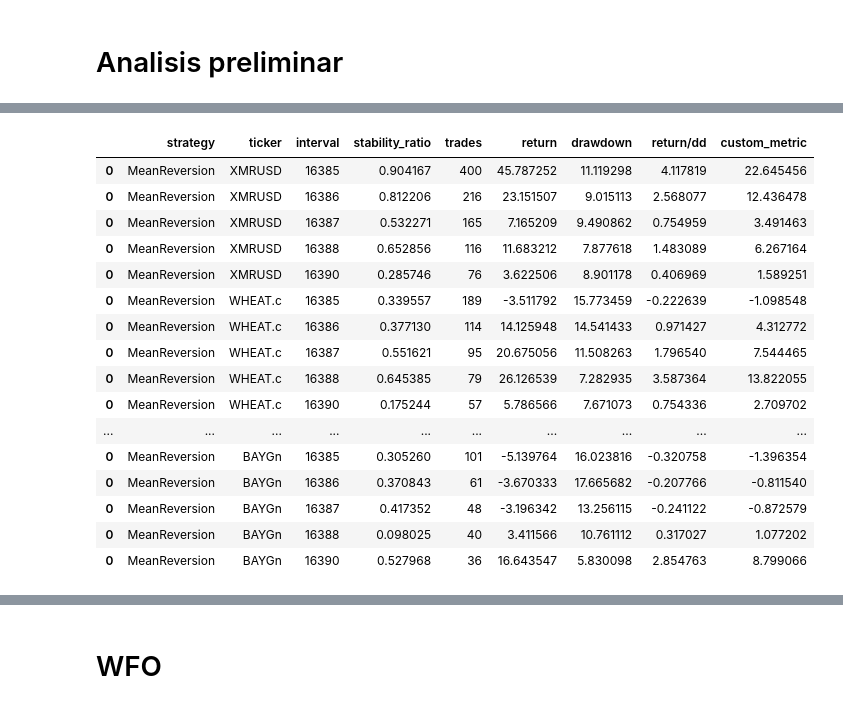
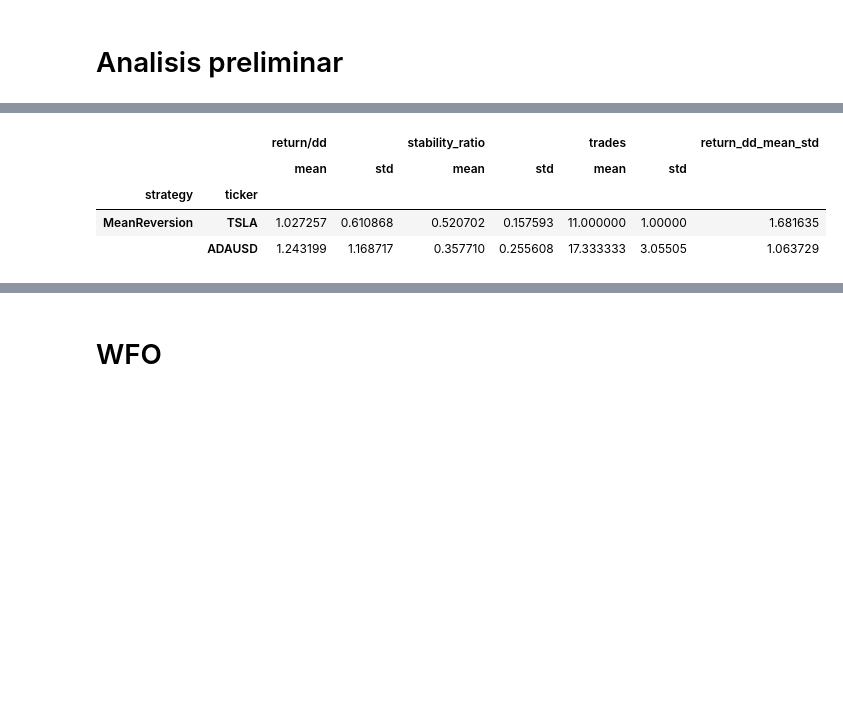
Before and after one commit to SaidJacobo/forex_ml_bot, a Jupyter notebook: backtest/mean_reversion/mean_reversion.ipynb, the cells around one changed output, grey strips where cells are left out. Saved outputs shown, nothing was run; the diff lists cells and outputs as text; code cells hidden in the pictures; blank space fills up the shorter version.

```diff
--- a/backtest/mean_reversion/mean_reversion.ipynb
+++ b/backtest/mean_reversion/mean_reversion.ipynb
@@ -113,0 +118,12 @@ NATGAS.cash
+# %%
+commissions = {}
+
+for ticker in tickers:
+    symbol_info = mt5.symbol_info_tick(ticker)
+
+    avg_price = (symbol_info.bid + symbol_info.ask) / 2
+    spread = symbol_info.ask - symbol_info.bid
+
+    commissions[ticker] = round(spread / avg_price, 5)
+
+commissions
@@ -160,6 +189,8 @@ for ticker, interval, strategy in experiments:
     try:
         print(ticker, interval)
 
+        commission = commissions[ticker]
+
         if ticker not in stats_per_symbol.keys():
             stats_per_symbol[ticker] = {}
 
@@ -169,7 +200,7 @@ for ticker, interval, strategy in experiments:
             strategy=strategy,
             ticker=ticker,
             interval=interval,
-            commission=COMMISSION,
+            commission=commission,
             prices=prices,
             initial_cash=INITIAL_CASH,
             margin=MARGIN
@@ -235,39 +254,47 @@ intervals = filter_performance.interval.values.tolist()
 # %%
-filter_performance = performance[performance['ticker'].isin(portfolio)].sort_values(by=['ticker', 'interval'], ascending=[False, True])[
+
+rob_test = performance.groupby(['strategy', 'ticker']).agg({
+    'return/dd': ['mean', 'std'],
+    'stability_ratio': ['mean', 'std'],
+    'trades': ['mean', 'std']
+})
+
+rob_test['return_dd_mean_std'] = rob_test[('return/dd', 'mean')] / rob_test[('return/dd', 'std')]
+
+
+rob_test = rob_test[(rob_test[('return/dd', 'mean')] >= 1) & (rob_test[('trades', 'mean')] > 10)].sort_values(by='return_dd_mean_std', ascending=False)
+
+display(rob_test)
+
+average_positive_tickers = rob_test.reset_index().ticker.tolist()
+
+filter_performance = performance[performance['ticker'].isin(average_positive_tickers)]
+
+portfolio = filter_performance.ticker.values.tolist()
+
+intervals = filter_performance.interval.values.tolist()
+
+filter_performance = filter_performance.sort_values(by=['ticker', 'interval'], ascending=[True, True])[
     [
         'strategy',
         'ticker',
         'interval',
         'stability_ratio',
         'trades',
         'return',
         'drawdown',
         'return/dd',
-        'custom_metric'
+        'custom_metric',
+        'win_rate',
+        'avg_trade_percent',
+        'Duration'
         ]
 ]#.drop_duplicates(subset=['ticker'], keep='first')
 
-portfolio = filter_performance.ticker.tolist()
-intervals = filter_performance.interval.values.tolist()
-
-display(filter_performance)
-
-pd.DataFrame(filter_performance.groupby(['ticker'])['return/dd'].mean())
+display(filter_performance.head(50))
 # %% [output]
-|  | strategy | ticker | interval | stability_ratio | trades | return | drawdown | return/dd | custom_metric |
-| 0 | MeanReversion | XMRUSD | 16385 | 0.904167 | 400 | 45.787252 | 11.119298 | 4.117819 | 22.645456 |
-| 0 | MeanReversion | XMRUSD | 16386 | 0.812206 | 216 | 23.151507 | 9.015113 | 2.568077 | 12.436478 |
-| 0 | MeanReversion | XMRUSD | 16387 | 0.532271 | 165 | 7.165209 | 9.490862 | 0.754959 | 3.491463 |
-| 0 | MeanReversion | XMRUSD | 16388 | 0.652856 | 116 | 11.683212 | 7.877618 | 1.483089 | 6.267164 |
-| 0 | MeanReversion | XMRUSD | 16390 | 0.285746 | 76 | 3.622506 | 8.901178 | 0.406969 | 1.589251 |
-| 0 | MeanReversion | WHEAT.c | 16385 | 0.339557 | 189 | -3.511792 | 15.773459 | -0.222639 | -1.098548 |
-| 0 | MeanReversion | WHEAT.c | 16386 | 0.377130 | 114 | 14.125948 | 14.541433 | 0.971427 | 4.312772 |
-| 0 | MeanReversion | WHEAT.c | 16387 | 0.551621 | 95 | 20.675056 | 11.508263 | 1.796540 | 7.544465 |
-| 0 | MeanReversion | WHEAT.c | 16388 | 0.645385 | 79 | 26.126539 | 7.282935 | 3.587364 | 13.822055 |
-| 0 | MeanReversion | WHEAT.c | 16390 | 0.175244 | 57 | 5.786566 | 7.671073 | 0.754336 | 2.709702 |
-| ... | ... | ... | ... | ... | ... | ... | ... | ... | ... |
-| 0 | MeanReversion | BAYGn | 16385 | 0.305260 | 101 | -5.139764 | 16.023816 | -0.320758 | -1.396354 |
-| 0 | MeanReversion | BAYGn | 16386 | 0.370843 | 61 | -3.670333 | 17.665682 | -0.207766 | -0.811540 |
-| 0 | MeanReversion | BAYGn | 16387 | 0.417352 | 48 | -3.196342 | 13.256115 | -0.241122 | -0.872579 |
-| 0 | MeanReversion | BAYGn | 16388 | 0.098025 | 40 | 3.411566 | 10.761112 | 0.317027 | 1.077202 |
-| 0 | MeanReversion | BAYGn | 16390 | 0.527968 | 36 | 16.643547 | 5.830098 | 2.854763 | 8.799066 |
+|  |  | return/dd |  | stability_ratio |  | trades |  | return_dd_mean_std |
+|  |  | mean | std | mean | std | mean | std |  |
+| strategy | ticker |  |  |  |  |  |  |  |
+| MeanReversion | TSLA | 1.027257 | 0.610868 | 0.520702 | 0.157593 | 11.000000 | 1.00000 | 1.681635 |
+|  | ADAUSD | 1.243199 | 1.168717 | 0.357710 | 0.255608 | 17.333333 | 3.05505 | 1.063729 |
```
Also changed, not shown: parts of 24 cells of this notebook.
